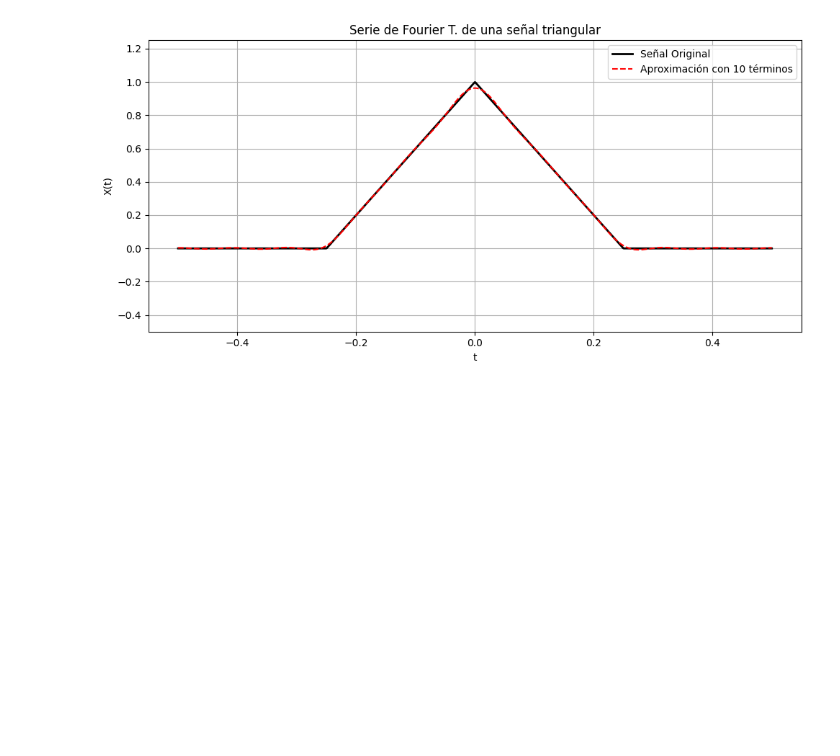
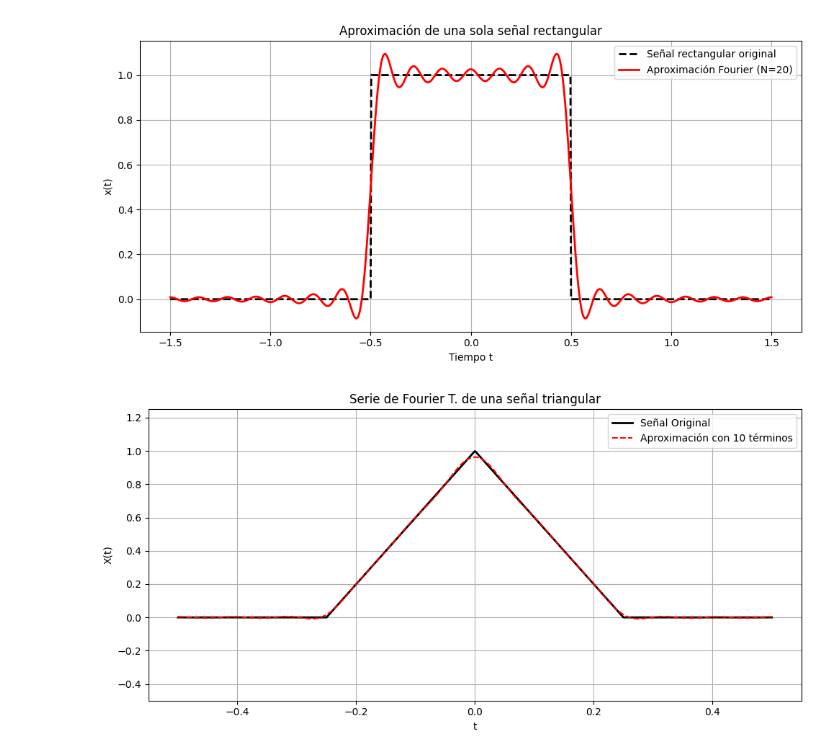
Before and after one commit to Ebl14/senales_y_sistemas, a Jupyter notebook: ejercicio_clase.ipynb, the cells around one changed output. Drawn from its saved outputs; the diff is of its cells as text; code cells hidden in the pictures; blank space fills up the shorter version.

```diff
--- a/ejercicio_clase.ipynb
+++ b/ejercicio_clase.ipynb
@@ -50,3 +3,50 @@ plt.show()                                                 # Mostrar la gráfica
+# %%
+import numpy as np
+import matplotlib.pyplot as plt
+
+# Parámetros
+A = 1          # Amplitud
+tau = 1        # Ancho del pulso
+T = 3          # Periodo (> tau)
+N = 20         # Número de términos en la serie
+
+# Frecuencia angular fundamental
+w0 = 2 * np.pi / T
+
+# Tiempo solo alrededor del pulso rectangular (una réplica)
+t = np.linspace(-1.5 * tau, 1.5 * tau, 1000)
+
+# Aproximación por Serie de Fourier (que normalmente es periódica)
+def fourier_series_rect(t, A, tau, T, N):
+    a0 = A * tau / T
+    result = a0 * np.ones_like(t)
+    for n in range(1, N+1):
+        sinc_term = np.sinc(n * tau / T)  # sinc normalizado
+        an = 2 * A * tau / T * sinc_term
+        result += an * np.cos(n * w0 * t)
+    return result
+
+# Señal rectangular original (una sola réplica)
+def original_rect(t, A, tau):
+    return A * ((np.abs(t) < tau/2).astype(float))
+
+# Calcular
+x_orig = original_rect(t, A, tau)
+x_approx = fourier_series_rect(t, A, tau, T, N)
+
+# Graficar
+plt.figure(figsize=(10, 5))
+plt.plot(t, x_orig, label='Señal rectangular original', color='black', linestyle='--', linewidth=2)
+plt.plot(t, x_approx, label=f'Aproximación Fourier (N={N})', color='red', linewidth=2)
+plt.title('Aproximación de una sola señal rectangular')
+plt.xlabel('Tiempo t')
+plt.ylabel('x(t)')
+plt.grid(True)
+plt.legend()
+plt.tight_layout()
+plt.show()
+# %% [output]
+[figure, added]
 # %%
 import numpy as np                          # Importa NumPy para manejo numérico
 import matplotlib.pyplot as plt             # Importa Matplotlib para graficar
```
Also changed, not shown: parts of 1 cell of this notebook.
